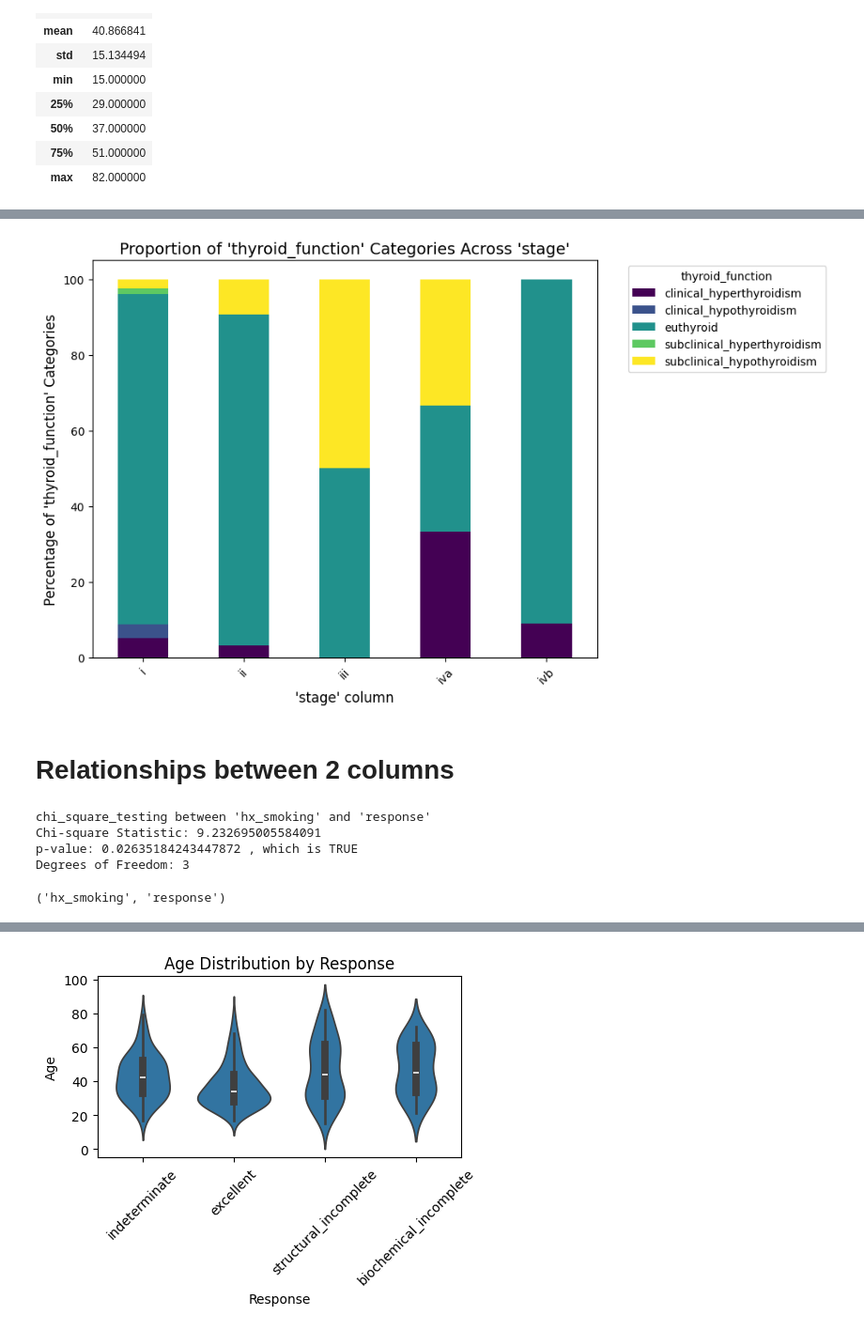
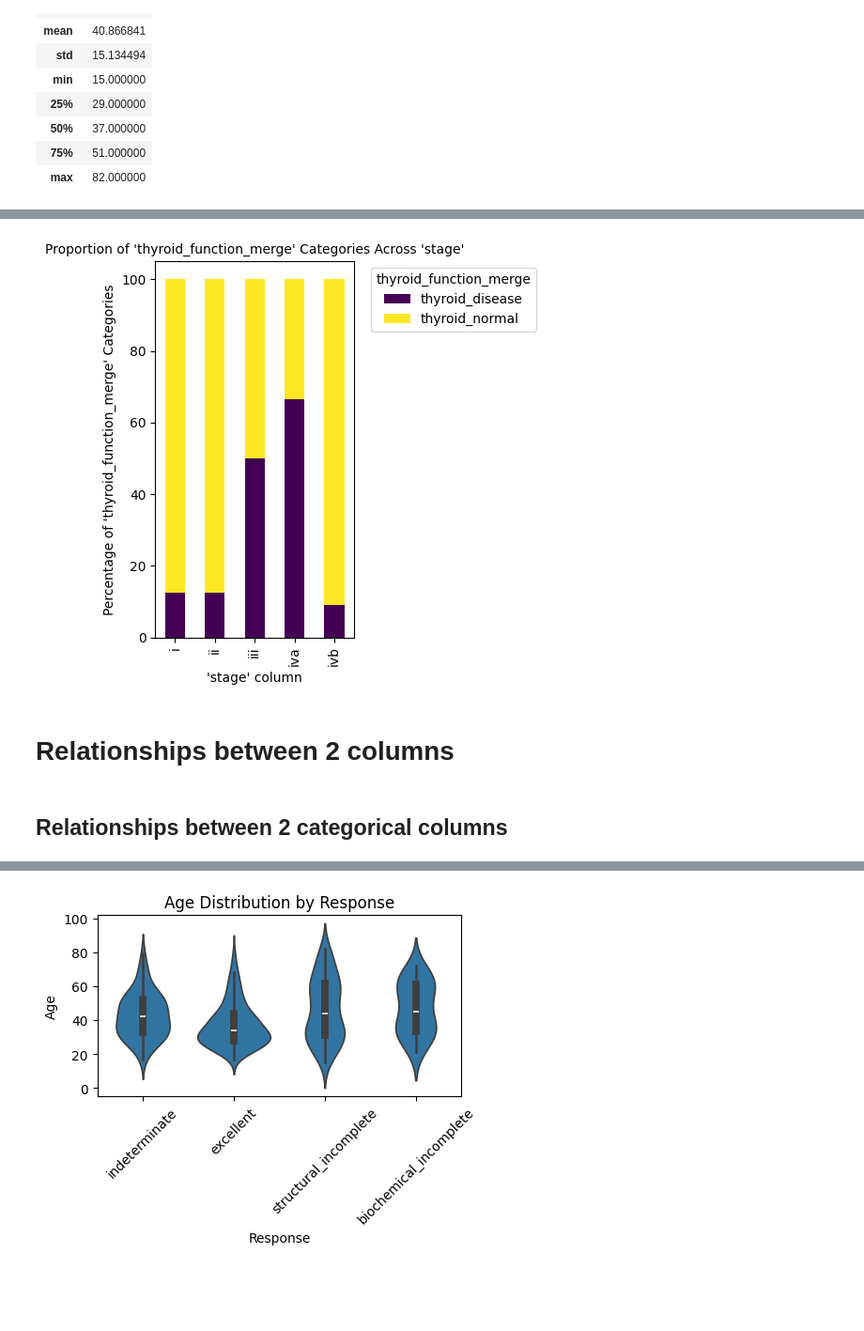
Before and after one commit to madmaxtoastflytiger/CaptStone2-Thyroid-Disease, a Jupyter notebook: 3_ThyroidDisease_EDA.ipynb, the cells around one changed output, grey strips where cells are left out. Shown at 94% size. Cells and saved outputs as stored; diff of their text form; code cells hidden in the pictures; blank space fills up the shorter version.

```diff
--- a/3_ThyroidDisease_EDA.ipynb
+++ b/3_ThyroidDisease_EDA.ipynb
@@ -216,17 +253,11 @@ MyCustDataSciLib.quick_stacked_bar_graph (df,'thyroid_function', 'recurrence')
 # %%
-MyCustDataSciLib.quick_stacked_bar_graph (df,'thyroid_function', 'stage')
+MyCustDataSciLib.quick_stacked_bar_graph (df,'thyroid_function_merge', 'stage')
 
 # in feature engineering can fuse these data together
 # %% [output]
-[figure, old version]
+[figure, new version]
 # %% [markdown]
 # Relationships between 2 columns
-# %%
-MyCustDataSciLib.quick_chi_square_testing(df,'hx_smoking', 'response')
-# %% [output]
-chi_square_testing between 'hx_smoking' and 'response'
-Chi-square Statistic: 9.232695005584091
-p-value: 0.02635184243447872 , which is TRUE
-Degrees of Freedom: 3
-('hx_smoking', 'response')
+# %% [markdown]
+## Relationships between 2 categorical columns
 # %%
```
Also changed, not shown: parts of 42 cells of this notebook, 2 other files.
